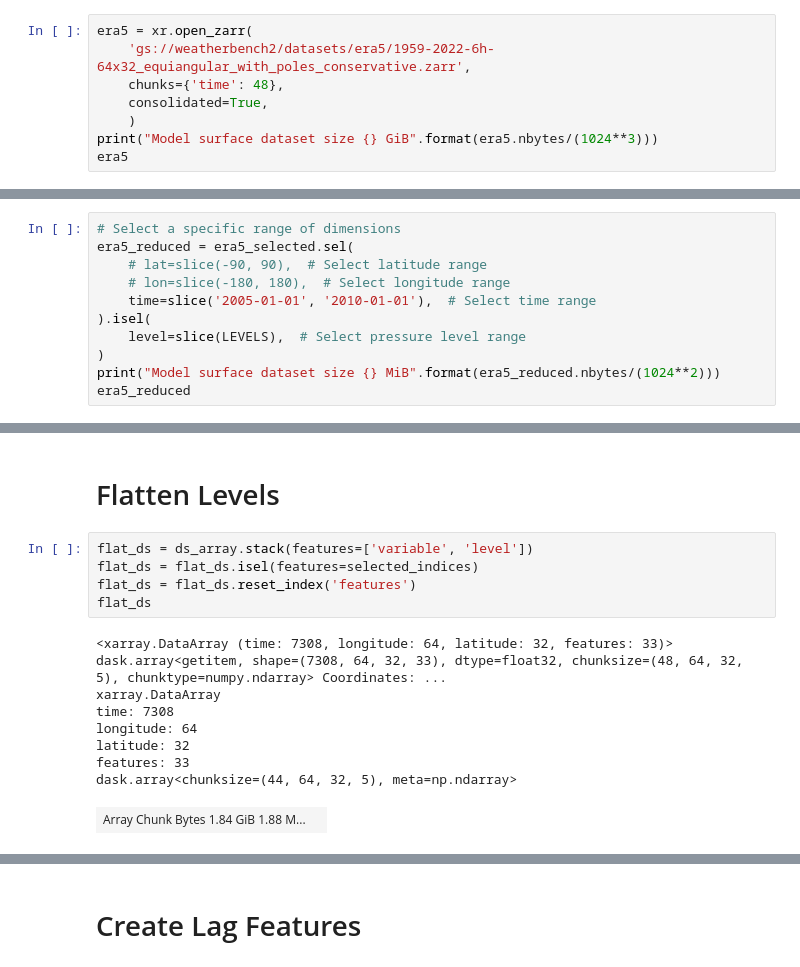
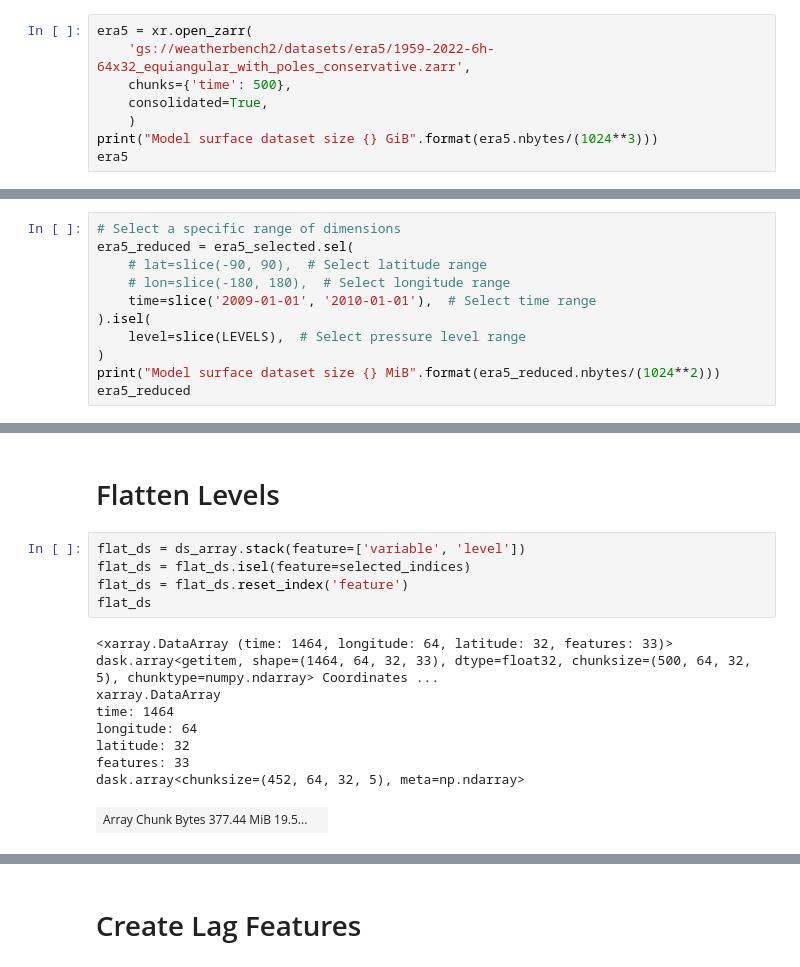
Before and after one commit to ArturKKK/graphcast-lite, a Jupyter notebook: notebooks/data/data_prep_1_2.ipynb, the cells around one changed output, grey strips where cells are left out. Saved outputs shown, nothing was run; the diff lists cells and outputs as text.

Commit message:
add dataset usage flexibility
when data is stacked

```diff
--- a/notebooks/data/data_prep_1_2.ipynb
+++ b/notebooks/data/data_prep_1_2.ipynb
@@ -9,7 +9,7 @@ DATA_DIR = '../../data/datasets'
 # %%
 era5 = xr.open_zarr(
     'gs://weatherbench2/datasets/era5/1959-2022-6h-64x32_equiangular_with_poles_conservative.zarr',
-    chunks={'time': 48},
+    chunks={'time': 500},
     consolidated=True,
     )
 print("Model surface dataset size {} GiB".format(era5.nbytes/(1024**3)))
@@ -91,7 +91,7 @@ Data variables: (12/17)
 era5_reduced = era5_selected.sel(
     # lat=slice(-90, 90),  # Select latitude range
     # lon=slice(-180, 180),  # Select longitude range
-    time=slice('2005-01-01', '2010-01-01'),  # Select time range
+    time=slice('2009-01-01', '2010-01-01'),  # Select time range
 ).isel(
     level=slice(LEVELS),  # Select pressure level range
 )
@@ -207,19 +208,19 @@ ds_array.dims, ds_array.coords
 # %% [markdown]
 # Flatten Levels
 # %%
-flat_ds = ds_array.stack(features=['variable', 'level'])
-flat_ds = flat_ds.isel(features=selected_indices)
-flat_ds = flat_ds.reset_index('features')
+flat_ds = ds_array.stack(feature=['variable', 'level'])
+flat_ds = flat_ds.isel(feature=selected_indices)
+flat_ds = flat_ds.reset_index('feature')
 flat_ds
 # %% [output]
-<xarray.DataArray (time: 7308, longitude: 64, latitude: 32, features: 33)> dask.array<getitem, shape=(7308, 64, 32, 33), dtype=float32, chunksize=(48, 64, 32, 5), chunktype=numpy.ndarray> Coordinates: ...
+<xarray.DataArray (time: 1464, longitude: 64, latitude: 32, features: 33)> dask.array<getitem, shape=(1464, 64, 32, 33), dtype=float32, chunksize=(500, 64, 32, 5), chunktype=numpy.ndarray> Coordinates ...
 xarray.DataArray
-time: 7308
+time: 1464
 longitude: 64
 latitude: 32
 features: 33
-dask.array<chunksize=(44, 64, 32, 5), meta=np.ndarray>
+dask.array<chunksize=(452, 64, 32, 5), meta=np.ndarray>
-| Array Chunk Bytes 1.84 GiB 1.88 M... |  |
+| Array Chunk Bytes 377.44 MiB 19.5... |  |
 Coordinates: (5)
 latitude
 (latitude)
```
Also changed, not shown: parts of 18 cells of this notebook, 4 other files.
